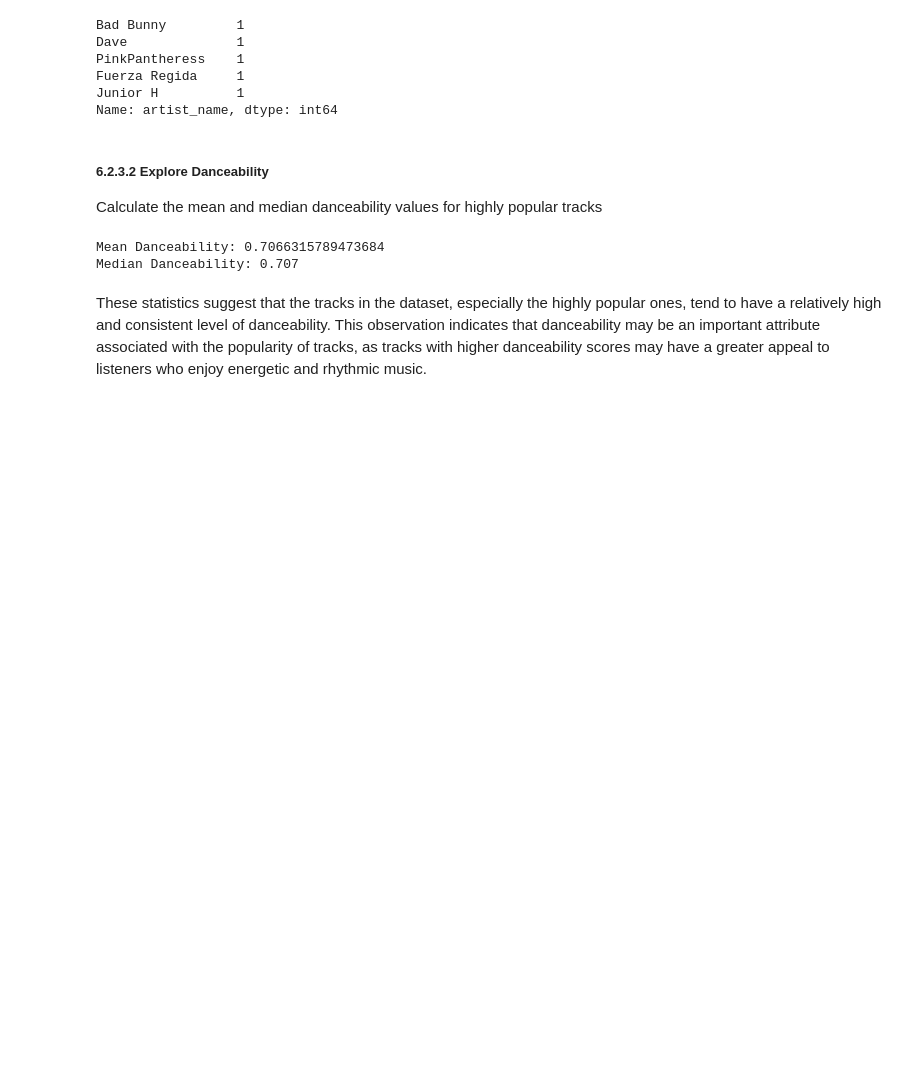
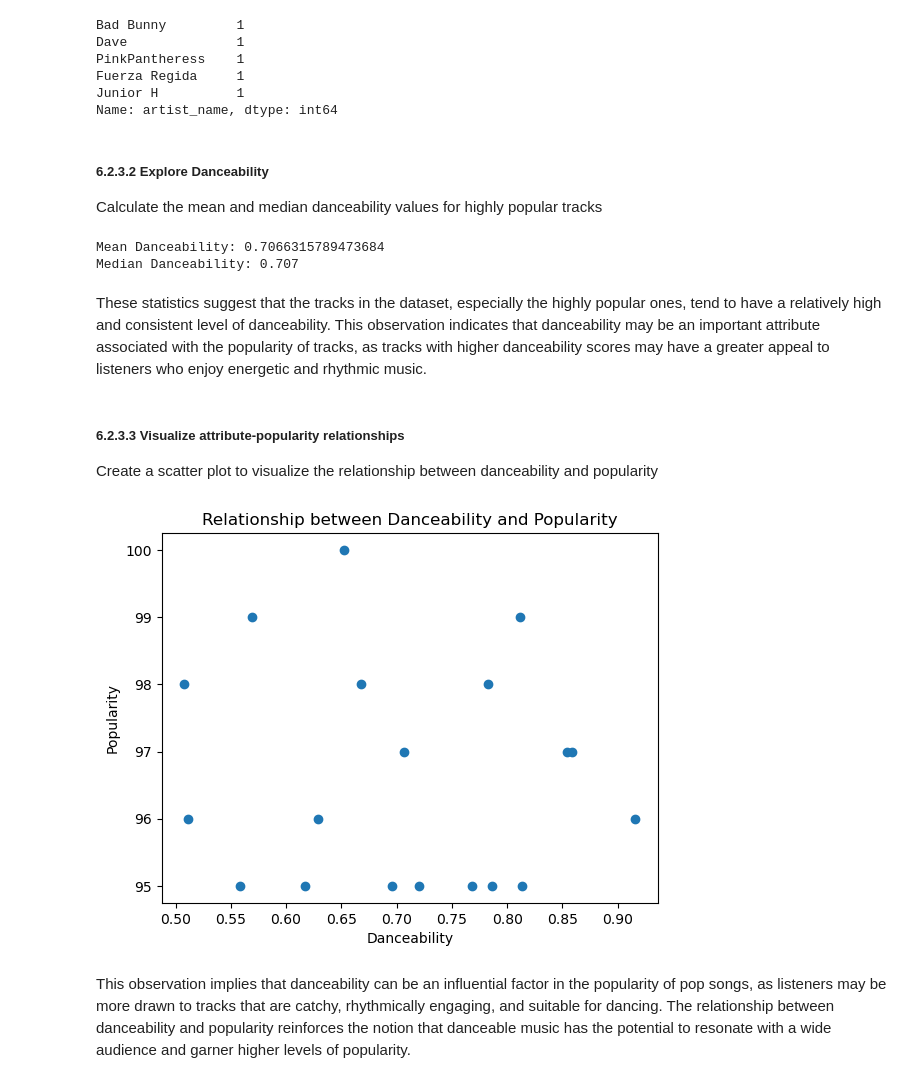
Before and after one commit to aishtomer/Spotifind, a Jupyter notebook: Exploratory Data Analysis of Music Trends on Spotify - Jupyter Notebook.ipynb, the cells around one changed output. Drawn from its saved outputs; the diff is of its cells as text; code cells hidden in the pictures; blank space fills up the shorter version.

Commit message:
Visualize attribute-popularity relationship

```diff
--- a/Exploratory Data Analysis of Music Trends on Spotify - Jupyter Notebook.ipynb
+++ b/Exploratory Data Analysis of Music Trends on Spotify - Jupyter Notebook.ipynb
@@ -733,3 +733,16 @@ Mean Danceability: 0.7066315789473684
 Median Danceability: 0.707
 # %% [markdown]
 These statistics suggest that the tracks in the dataset, especially the highly popular ones, tend to have a relatively high and consistent level of danceability. This observation indicates that danceability may be an important attribute associated with the popularity of tracks, as tracks with higher danceability scores may have a greater appeal to listeners who enjoy energetic and rhythmic music.
+# %% [markdown]
+##### 6.2.3.3 Visualize attribute-popularity relationships
+Create a scatter plot to visualize the relationship between danceability and popularity
+# %%
+plt.scatter(highly_popular_tracks['danceability'], highly_popular_tracks['popularity'])
+plt.xlabel('Danceability')
+plt.ylabel('Popularity')
+plt.title('Relationship between Danceability and Popularity')
+plt.show()
+# %% [output]
+[figure, added]
+# %% [markdown]
+This observation implies that danceability can be an influential factor in the popularity of pop songs, as listeners may be more drawn to tracks that are catchy, rhythmically engaging, and suitable for dancing. The relationship between danceability and popularity reinforces the notion that danceable music has the potential to resonate with a wide audience and garner higher levels of popularity.
```
